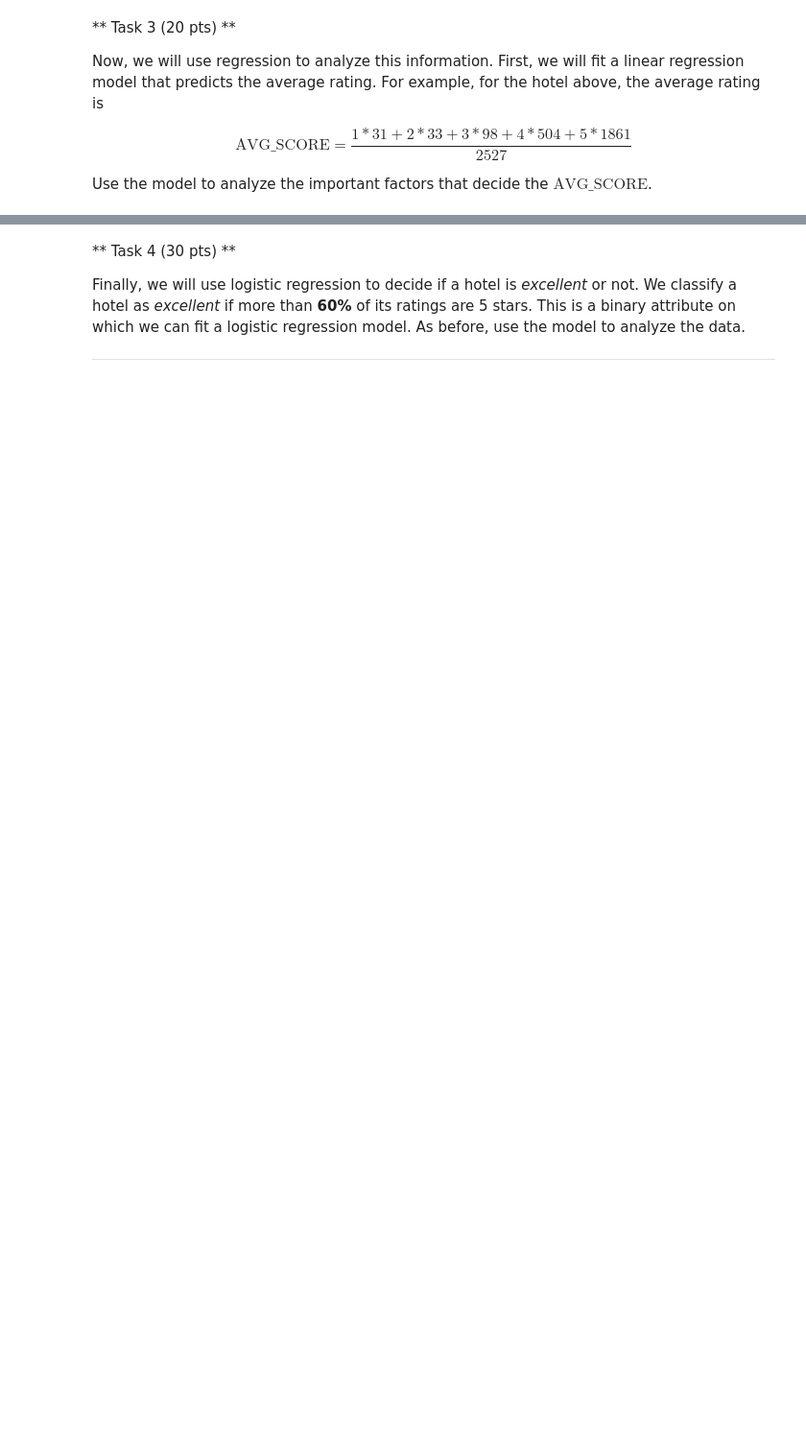
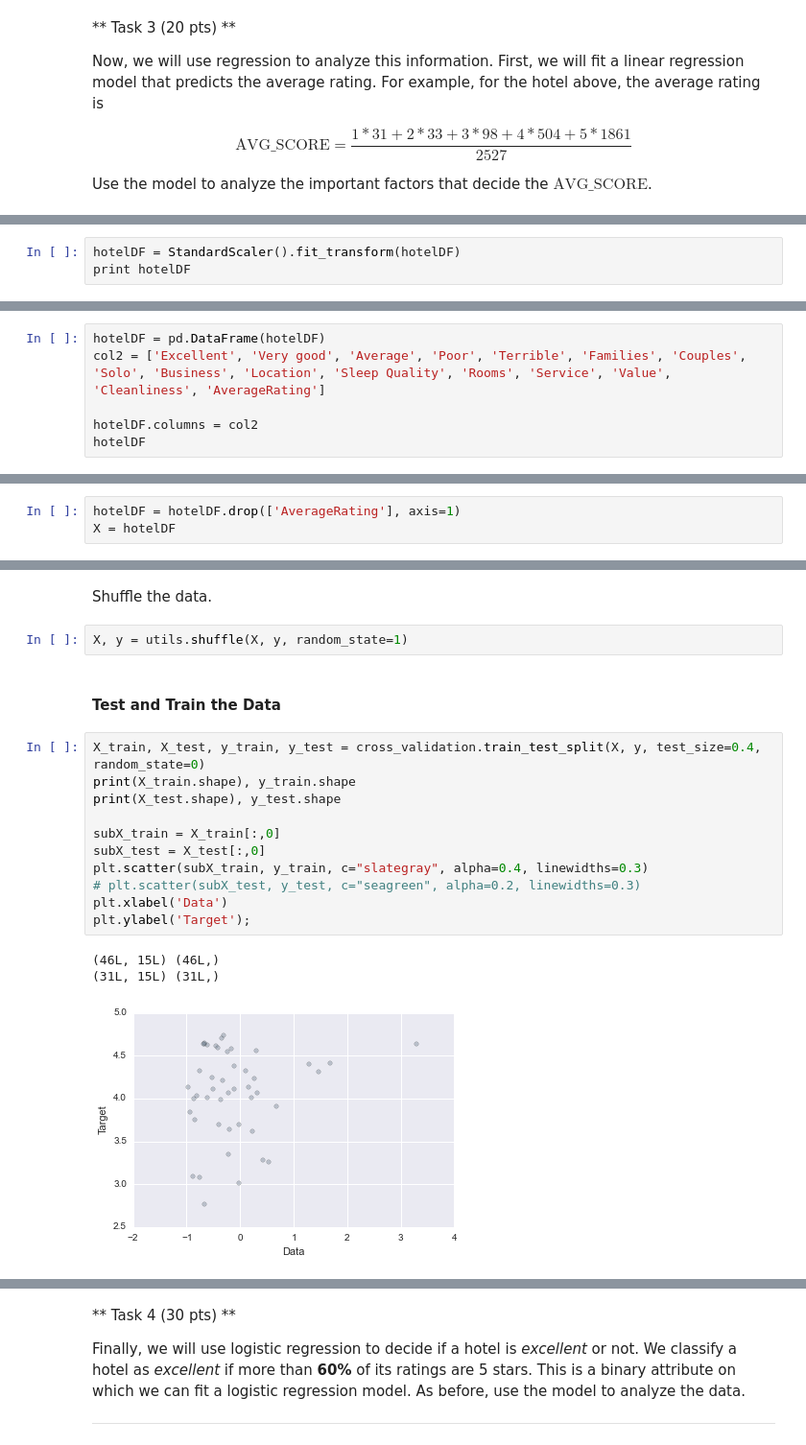
Before and after one commit to ctran25/spring-2015-homeworks, a Jupyter notebook: submissions/Homework-5/5.Hotels.ipynb, the cells around one changed output, grey strips where cells are left out. Shown: that part at 96% size. Saved outputs shown, nothing was run; the diff lists cells and outputs as text; blank space fills up the shorter version.

```diff
--- a/submissions/Homework-5/5.Hotels.ipynb
+++ b/submissions/Homework-5/5.Hotels.ipynb
@@ -68,0 +121,3 @@ Use the model to analyze the important factors that decide the $\text{AVG_SCORE}
+# %%
+hotelDF = StandardScaler().fit_transform(hotelDF)
+print hotelDF
@@ -68,0 +140,6 @@ Use the model to analyze the important factors that decide the $\text{AVG_SCORE}
+# %%
+hotelDF = pd.DataFrame(hotelDF)
+col2 = ['Excellent', 'Very good', 'Average', 'Poor', 'Terrible', 'Families', 'Couples', 'Solo', 'Business', 'Location', 'Sleep Quality', 'Rooms', 'Service', 'Value', 'Cleanliness', 'AverageRating']
+
+hotelDF.columns = col2
+hotelDF
@@ -68,0 +168,3 @@ Use the model to analyze the important factors that decide the $\text{AVG_SCORE}
+# %%
+hotelDF = hotelDF.drop(['AverageRating'], axis=1)
+X = hotelDF
@@ -68,0 +178,21 @@ Use the model to analyze the important factors that decide the $\text{AVG_SCORE}
+# %% [markdown]
+Shuffle the data.
+# %%
+X, y = utils.shuffle(X, y, random_state=1)
+# %% [markdown]
+#### Test and Train the Data
+# %%
+X_train, X_test, y_train, y_test = cross_validation.train_test_split(X, y, test_size=0.4, random_state=0)
+print(X_train.shape), y_train.shape
+print(X_test.shape), y_test.shape
+
+subX_train = X_train[:,0]
+subX_test = X_test[:,0]
+plt.scatter(subX_train, y_train, c="slategray", alpha=0.4, linewidths=0.3)
+# plt.scatter(subX_test, y_test, c="seagreen", alpha=0.2, linewidths=0.3)
+plt.xlabel('Data')
+plt.ylabel('Target');
+# %% [output]
+(46L, 15L) (46L,)
+(31L, 15L) (31L,)
+[figure, added]
```
Also changed, not shown: parts of 70 cells of this notebook, 1 other file.
